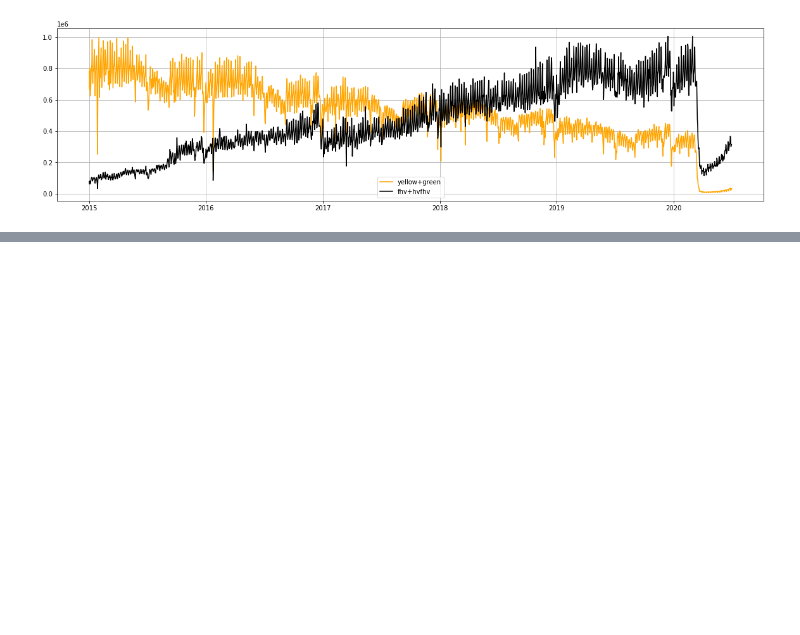
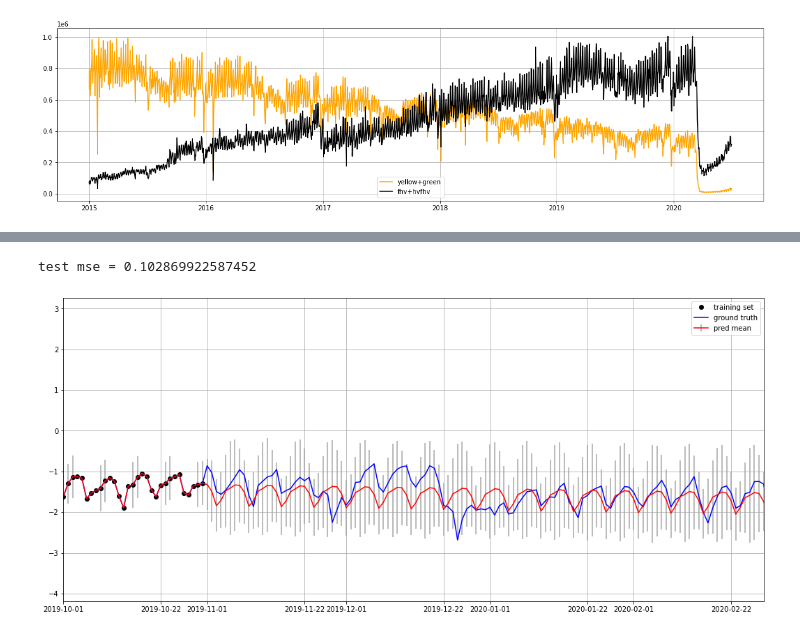
Before and after one commit to sujeongcha/TimeSeries-Transporation-and-Covid19, a Jupyter notebook: Modelling/Gaussian Process.ipynb, the cells around one changed output, grey strips where cells are left out. Saved outputs shown, nothing was run; the diff lists cells and outputs as text; code cells hidden in the pictures; blank space fills up the shorter version.

```diff
--- a/Modelling/Gaussian Process.ipynb
+++ b/Modelling/Gaussian Process.ipynb
@@ -76,0 +133,10 @@ new_test = new_preCovid['2020-01-01':]
+# %%
+fig, ax = plt.subplots(1, 1, figsize=(18,8))
+plot_gp(old.index, mus, sigmas, old_train.index, old_train['scaled_count'], true_y, ax=ax)
+plt.xlim('2019-10-01', '2020-02-29')
+plt.grid()
+print("test mse = {0}".format((mean_squared_error(mus[len(old_train):len(old_train)+len(old_test)], \
+                                                  true_y[len(old_train):len(old_train)+len(old_test)]))))
+# %% [output]
+test mse = 0.102869922587452
+[figure, added]
```
Also changed, not shown: parts of 36 cells of this notebook.
